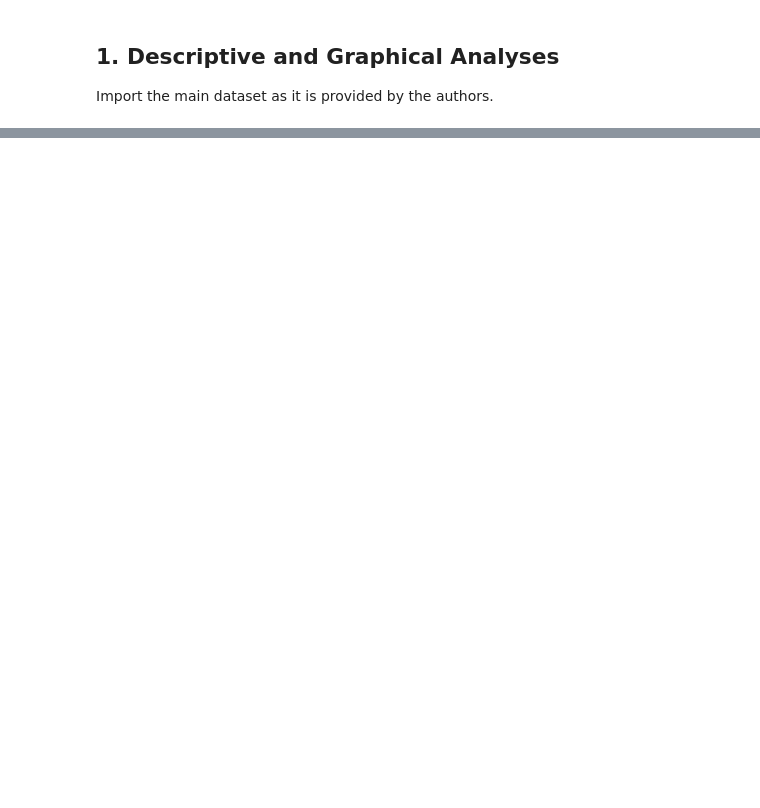
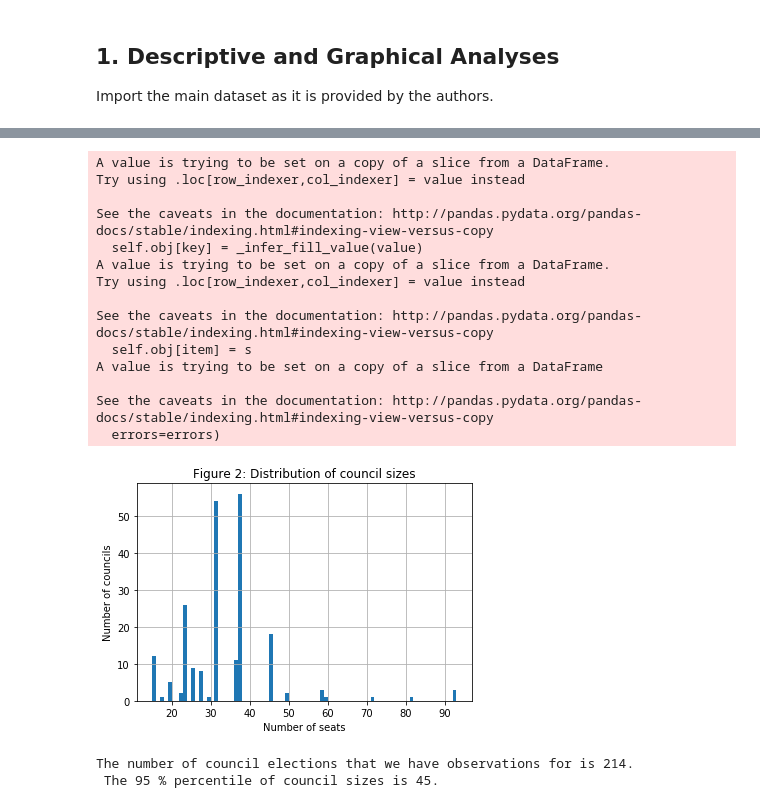
Before and after one commit to DaLueke/replication-baskeran-hessami-2018, a Jupyter notebook: student_project.ipynb, the cells around one changed output, grey strips where cells are left out. Drawn from its saved outputs; the diff is of its cells as text; code cells hidden in the pictures; blank space fills up the shorter version.

```diff
--- a/student_project.ipynb
+++ b/student_project.ipynb
@@ -115,0 +123,46 @@ plt.show()
+# %%
+## Find the reason for the discrete changes in gewinn_norm.
+# This would make sense, if the council sizes are small and many councils have same sizes.
+
+# Deduce the councile size using previously introduced conversion to normalizesd rank improvements.
+council_sizes = rdd_data[['gkz_jahr', 'gewinn_norm', 'gewinn', 'listenplatz_norm']]
+council_sizes.loc[:,'council_size'] = council_sizes.loc[:,'gewinn'] / council_sizes.loc[:,'gewinn_norm'] *100
+
+# drop rows where gewinn = 0 since we cannot deduct on council sizes in these cases.
+council_sizes.drop(labels=council_sizes.loc[council_sizes.loc[:, 'gewinn']==0,:].index, axis=0, inplace=True)
+
+# Calculate the 95% percentile of council sizes as well as the number of councils that were voted for.
+N_councils = len(council_sizes.drop_duplicates(subset=['gkz_jahr'])['council_size'])
+percentile = int(np.percentile(a=council_sizes.drop_duplicates(subset=['gkz_jahr'])['council_size'], q=95, interpolation='lower'))
+
+
+# plot a histogram for the council sizes
+bins = ((council_sizes['council_size']).max() - (council_sizes['council_size']).min())
+bins = int(bins)
+
+plt.hist(council_sizes.drop_duplicates(subset=['gkz_jahr'])['council_size'], bins=bins)
+plt.title(label='Figure 2: Distribution of council sizes')
+plt.xlabel('Number of seats')
+plt.ylabel('Number of councils')
+plt.grid()
+plt.show()
+
+print('The number of council elections that we have observations for is {}. \n The 95 % percentile of council sizes is {}.'.format(N_councils, percentile))
+# %% [output]
+A value is trying to be set on a copy of a slice from a DataFrame.
+Try using .loc[row_indexer,col_indexer] = value instead
+
+See the caveats in the documentation: http://pandas.pydata.org/pandas-docs/stable/indexing.html#indexing-view-versus-copy
+  self.obj[key] = _infer_fill_value(value)
+A value is trying to be set on a copy of a slice from a DataFrame.
+Try using .loc[row_indexer,col_indexer] = value instead
+
+See the caveats in the documentation: http://pandas.pydata.org/pandas-docs/stable/indexing.html#indexing-view-versus-copy
+  self.obj[item] = s
+A value is trying to be set on a copy of a slice from a DataFrame
+
+See the caveats in the documentation: http://pandas.pydata.org/pandas-docs/stable/indexing.html#indexing-view-versus-copy
+  errors=errors)
+[figure, added]
+The number of council elections that we have observations for is 214.
+ The 95 % percentile of council sizes is 45.
```
Also changed, not shown: parts of 6 cells of this notebook, 1 other file.
